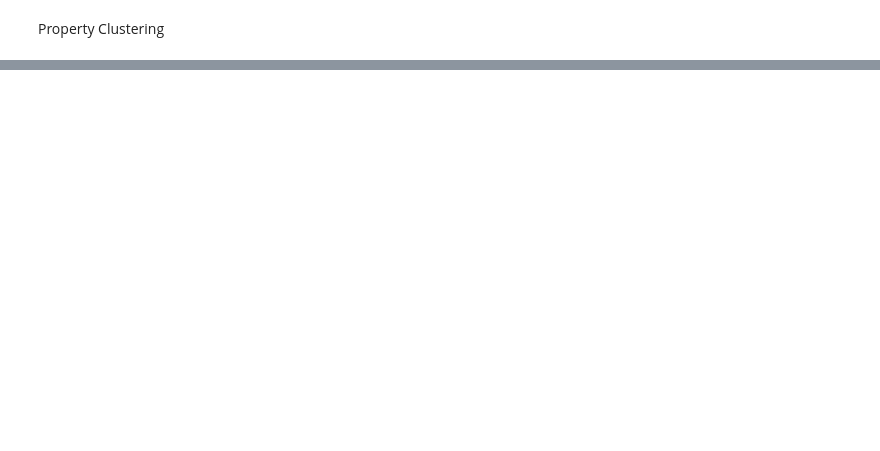
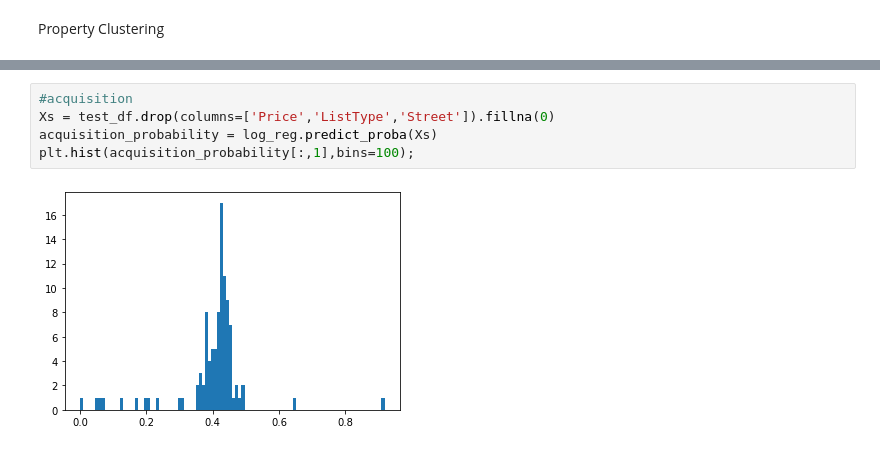
Before and after one commit to aldrinlambon/ranking-real-estate-listings, a Jupyter notebook: RealEstateModeling.ipynb, the cells around one changed output, grey strips where cells are left out. Cells and saved outputs as stored; diff of their text form; blank space fills up the shorter version.

```diff
--- a/RealEstateModeling.ipynb
+++ b/RealEstateModeling.ipynb
@@ -92,0 +126,7 @@ Ranking Algorithm
+# %%
+#acquisition
+Xs = test_df.drop(columns=['Price','ListType','Street']).fillna(0)
+acquisition_probability = log_reg.predict_proba(Xs)
+plt.hist(acquisition_probability[:,1],bins=100);
+# %% [output]
+[figure, added]
```
Also changed, not shown: parts of 11 cells of this notebook.
